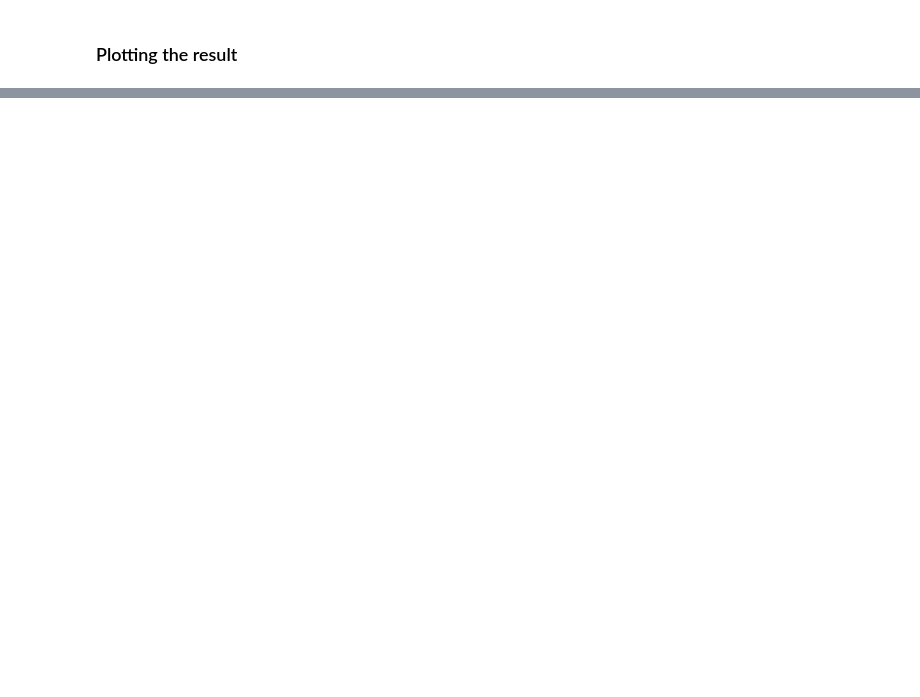
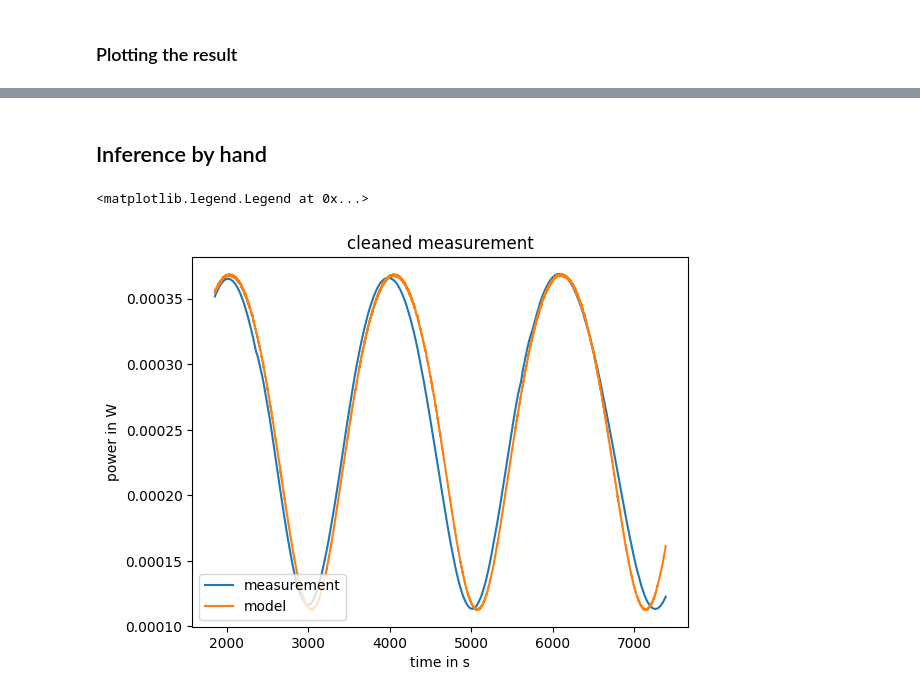
Before and after one commit to leo1200/thin-films, a Jupyter notebook: notebooks/one_growing_layer.ipynb, the cells around one changed output, grey strips where cells are left out. Saved outputs shown, nothing was run; the diff lists cells and outputs as text; code cells hidden in the pictures; blank space fills up the shorter version.

```diff
--- a/notebooks/one_growing_layer.ipynb
+++ b/notebooks/one_growing_layer.ipynb
@@ -122,0 +171,41 @@ plt.legend(loc="upper right")
+# %% [markdown]
+## Inference by hand
+# %%
+initial_layer_thickness = 170
+layer_growing_acceleration = -0.0000004
+
+# simple accelerated model
+layer_thickness_model = initial_layer_thickness + layer_growing_rate * time_points_measured + layer_growing_acceleration * time_points_measured ** 2
+
+reflection_coefficients, _, _ = variable_layer_thickness_simulation(
+    wavelength = wavelength,
+    polar_angle = polar_angle,
+    azimuthal_angle = azimuthal_angle,
+    transverse_electric_component = transverse_electric_component,
+    transverse_magnetic_component = transverse_magnetic_component,
+    permeability_reflection = permeability_reflection,
+    permittivity_reflection = permittivity_reflection,
+    permeability_transmission = permeability_transmission,
+    permittivity_transmission = permittivity_transmission,
+    backside_mode = backside_mode,
+    permeability_static_size_layers = permeability_static_size_layers,
+    permittivity_static_size_layers = permittivity_static_size_layers,
+    static_layer_thicknesses = static_layer_thicknesses,
+    permeability_variable_layer = permeability_variable_layer,
+    permittivity_variable_layer = permittivity_variable_layer,
+    variable_layer_thicknesses = layer_thickness_model
+)
+
+a = 0.00075
+b = 0.00008
+power_model = a * reflection_coefficients + b
+
+plt.plot(time_points_measured, power_measured, label = "measurement")
+plt.plot(time_points_measured, power_model, label = "model")
+plt.xlabel("time in s")
+plt.ylabel("power in W")
+plt.title("cleaned measurement")
+plt.legend(loc = "lower left")
+# %% [output]
+<matplotlib.legend.Legend at 0x...>
+[figure, added]
```
Also changed, not shown: parts of 12 cells of this notebook, 1 other file.
